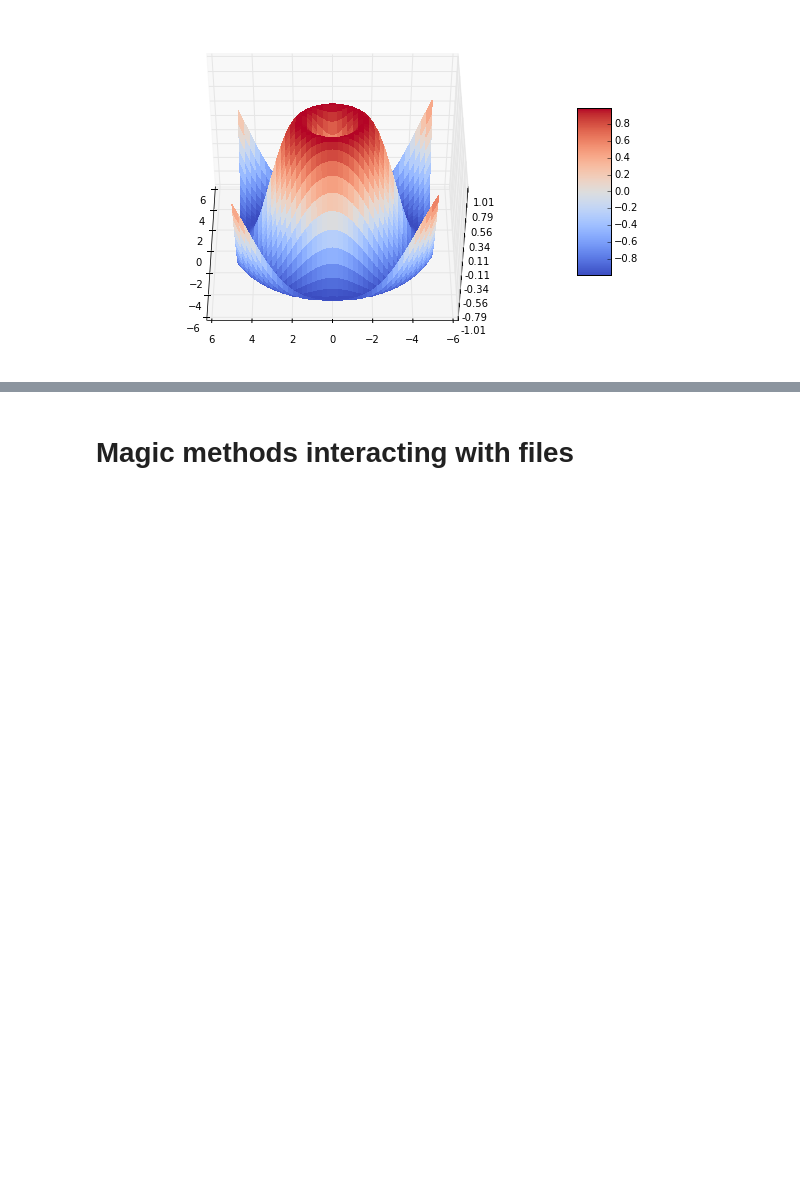
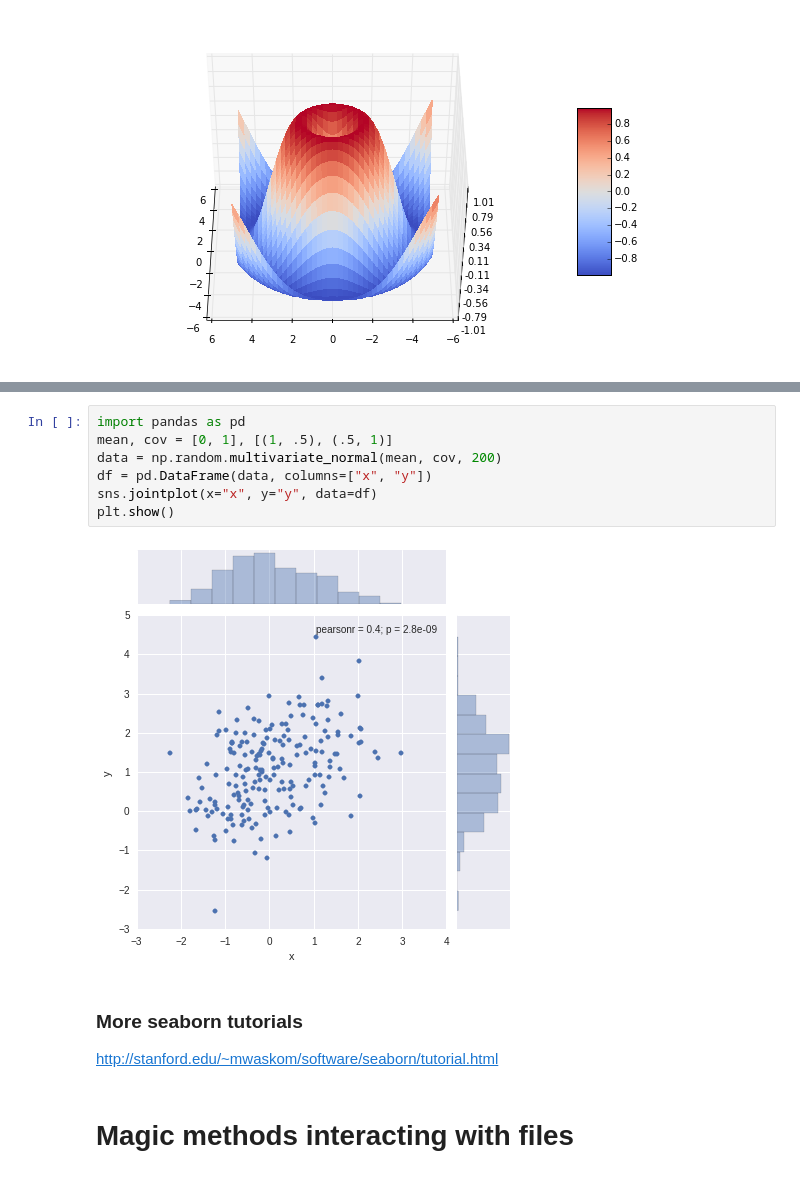
Before and after one commit to TUW-GEO-python-intro/slide-deck, a Jupyter notebook: 06-Matplotlib, Ipython/lecture6_3_IPython_notebook.ipynb, the cells around one changed output, grey strips where cells are left out. Cells and saved outputs as stored; diff of their text form; blank space fills up the shorter version.

```diff
--- a/06-Matplotlib, Ipython/lecture6_3_IPython_notebook.ipynb
+++ b/06-Matplotlib, Ipython/lecture6_3_IPython_notebook.ipynb
@@ -255,3 +274,15 @@ interact(plot3d_2, func={'sin': np.sin, 'cos': np.cos},
+# %%
+import pandas as pd
+mean, cov = [0, 1], [(1, .5), (.5, 1)]
+data = np.random.multivariate_normal(mean, cov, 200)
+df = pd.DataFrame(data, columns=["x", "y"])
+sns.jointplot(x="x", y="y", data=df)
+plt.show()
+# %% [output]
+[figure, added]
+# %% [markdown]
+### More seaborn tutorials
+http://stanford.edu/~mwaskom/software/seaborn/tutorial.html
 # %% [markdown]
 # Magic methods interacting with files
 # %%
```
Also changed, not shown: parts of 2 cells of this notebook.
